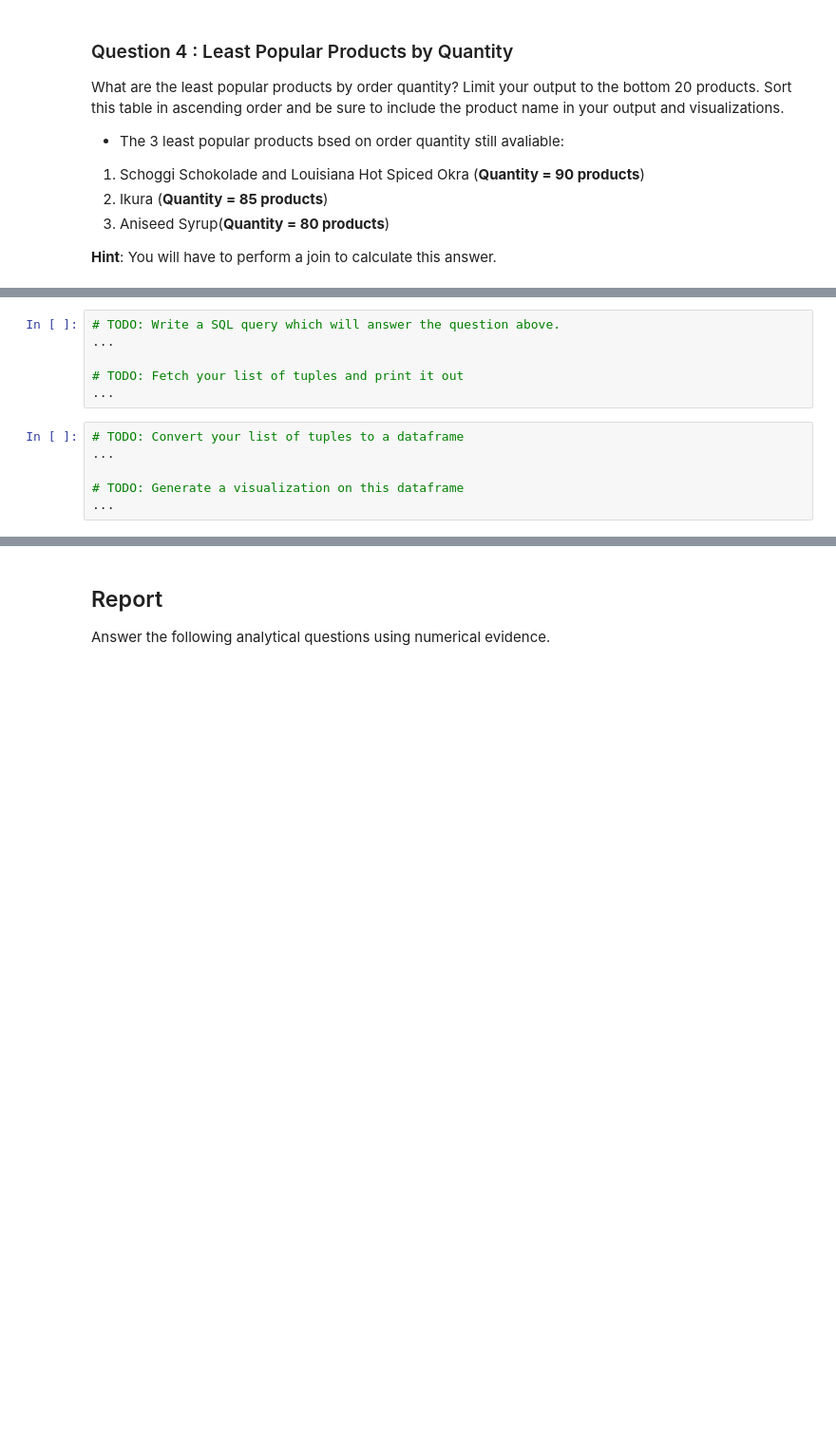
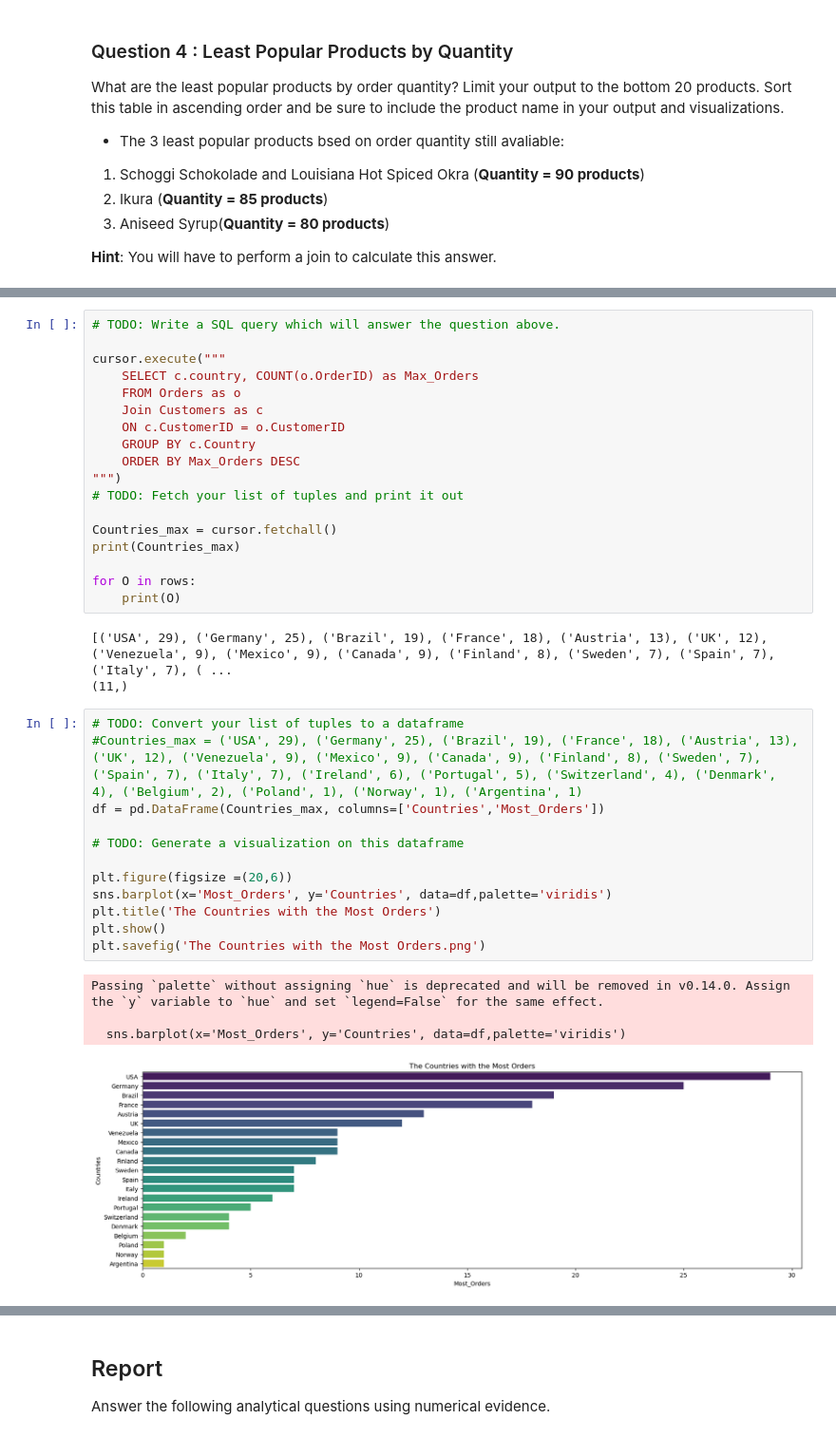
Before and after one commit to dwilliams170/Market_ADHOC_Report, a Jupyter notebook: adhoc_report.ipynb, the cells around one changed output, grey strips where cells are left out. Shown at 95% size. Cells and saved outputs as stored; diff of their text form; blank space fills up the shorter version.

```diff
--- a/adhoc_report.ipynb
+++ b/adhoc_report.ipynb
@@ -258,16 +296,42 @@ Which country's have placed the most orders? For each country, list its' name in
 **Hint**: You will have to perform a join to calculate this answer.
 # %%
 # TODO: Write a SQL query which will answer the question above.
-...
 
+cursor.execute("""
+    SELECT c.country, COUNT(o.OrderID) as Max_Orders
+    FROM Orders as o
+    Join Customers as c
+    ON c.CustomerID = o.CustomerID
+    GROUP BY c.Country
+    ORDER BY Max_Orders DESC
+""")
 # TODO: Fetch your list of tuples and print it out
-...
+
+Countries_max = cursor.fetchall()
+print(Countries_max)
+
+for O in rows:
+    print(O)
+# %% [output]
+[('USA', 29), ('Germany', 25), ('Brazil', 19), ('France', 18), ('Austria', 13), ('UK', 12), ('Venezuela', 9), ('Mexico', 9), ('Canada', 9), ('Finland', 8), ('Sweden', 7), ('Spain', 7), ('Italy', 7), ( ...
+(11,)
 # %%
 # TODO: Convert your list of tuples to a dataframe
-...
+#Countries_max = ('USA', 29), ('Germany', 25), ('Brazil', 19), ('France', 18), ('Austria', 13), ('UK', 12), ('Venezuela', 9), ('Mexico', 9), ('Canada', 9), ('Finland', 8), ('Sweden', 7), ('Spain', 7), ('Italy', 7), ('Ireland', 6), ('Portugal', 5), ('Switzerland', 4), ('Denmark', 4), ('Belgium', 2), ('Poland', 1), ('Norway', 1), ('Argentina', 1)
+df = pd.DataFrame(Countries_max, columns=['Countries','Most_Orders'])
 
 # TODO: Generate a visualization on this dataframe
-...
+
+plt.figure(figsize =(20,6))
+sns.barplot(x='Most_Orders', y='Countries', data=df,palette='viridis')
+plt.title('The Countries with the Most Orders')
+plt.show()
+plt.savefig('The Countries with the Most Orders.png')
+# %% [output]
+Passing `palette` without assigning `hue` is deprecated and will be removed in v0.14.0. Assign the `y` variable to `hue` and set `legend=False` for the same effect.
+
+  sns.barplot(x='Most_Orders', y='Countries', data=df,palette='viridis')
+[figure, added]
 # %% [markdown]
 ### Question 7 : Countries with Customers Who Do Not Order
 
```
Also changed, not shown: parts of 23 cells of this notebook, 12 other files.
